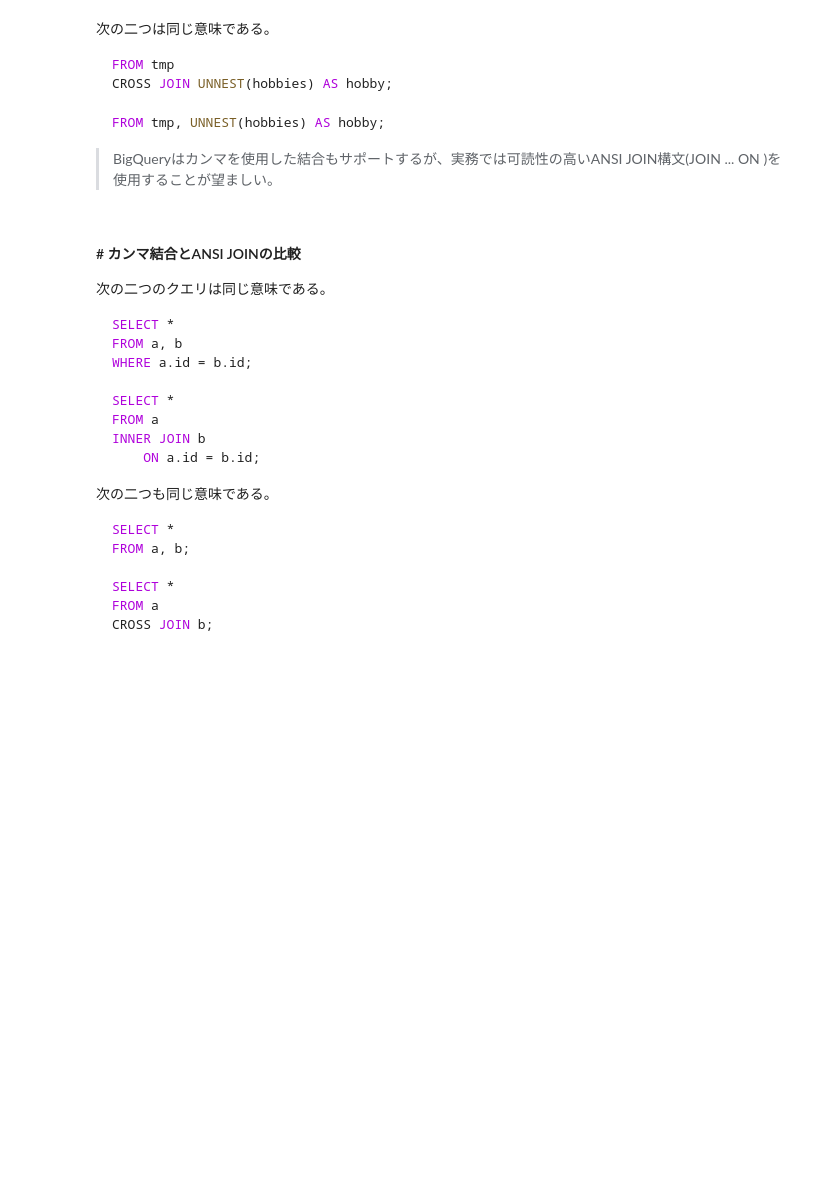
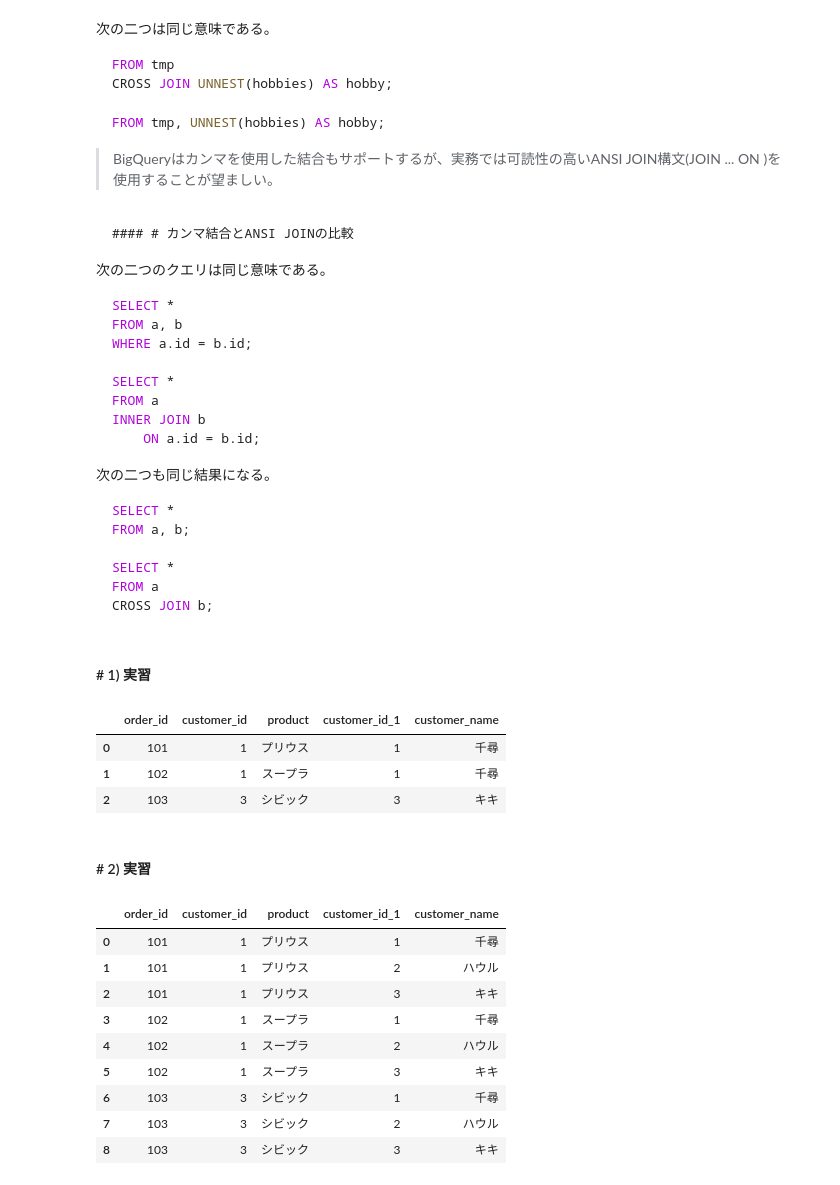
Before and after one commit to KaiLynn99/python_alone, a Jupyter notebook: 2026 7月/8.4/9) ARRAY列のデータ型.ipynb, the cells around one changed output. Saved outputs shown, nothing was run; the diff lists cells and outputs as text; code cells hidden in the pictures; blank space fills up the shorter version.

````diff
--- a/2026 7月/8.4/9) ARRAY列のデータ型.ipynb
+++ b/2026 7月/8.4/9) ARRAY列のデータ型.ipynb
@@ -125,7 +128,7 @@ FROM tmp, UNNEST(hobbies) AS hobby;
 
 > BigQueryはカンマを使用した結合もサポートするが、実務では可読性の高いANSI JOIN構文(JOIN ... ON )を使用することが望ましい。
 # %% [markdown]
-#### # カンマ結合とANSI JOINの比較
+    #### # カンマ結合とANSI JOINの比較
 
 次の二つのクエリは同じ意味である。
 
@@ -140,7 +143,7 @@ INNER JOIN b
     ON a.id = b.id;
 ```
 
-次の二つも同じ意味である。
+次の二つも同じ結果になる。
 
 ```sql
 SELECT *
@@ -150,3 +153,62 @@ SELECT *
 FROM a
 CROSS JOIN b;
 ```
+# %% [markdown]
+#### # 1) 実習
+# %%
+%%bigquery
+
+WITH customer AS (
+    SELECT 1 AS customer_id, '千尋' AS customer_name UNION ALL
+    SELECT 2, 'ハウル' UNION ALL
+    SELECT 3, 'キキ'
+),
+orders AS (
+    SELECT 101 AS order_id, 1 AS customer_id, 'プリウス' AS product UNION ALL
+    SELECT 102, 1, 'スープラ' UNION ALL
+    SELECT 103, 3, 'シビック'
+)
+
+-- INNER JOIN
+select *
+FROM orders o, customer c
+where o.customer_id = c.customer_id;
+
+-- CROSS JOIN
+-- select *
+-- FROM orders o, customer c;
+# %% [output]
+|  | order_id | customer_id | product | customer_id_1 | customer_name |
+| 0 | 101 | 1 | プリウス | 1 | 千尋 |
+| 1 | 102 | 1 | スープラ | 1 | 千尋 |
+| 2 | 103 | 3 | シビック | 3 | キキ |
+# %% [markdown]
+#### # 2) 実習
+# %%
+%%bigquery
+
+WITH customer AS (
+    SELECT 1 AS customer_id, '千尋' AS customer_name UNION ALL
+    SELECT 2, 'ハウル' UNION ALL
+    SELECT 3, 'キキ'
+),
+orders AS (
+    SELECT 101 AS order_id, 1 AS customer_id, 'プリウス' AS product UNION ALL
+    SELECT 102, 1, 'スープラ' UNION ALL
+    SELECT 103, 3, 'シビック'
+)
+
+-- CROSS JOIN
+select *
+FROM orders o, customer c;
+# %% [output]
+|  | order_id | customer_id | product | customer_id_1 | customer_name |
+| 0 | 101 | 1 | プリウス | 1 | 千尋 |
+| 1 | 101 | 1 | プリウス | 2 | ハウル |
+| 2 | 101 | 1 | プリウス | 3 | キキ |
+| 3 | 102 | 1 | スープラ | 1 | 千尋 |
+| 4 | 102 | 1 | スープラ | 2 | ハウル |
+| 5 | 102 | 1 | スープラ | 3 | キキ |
+| 6 | 103 | 3 | シビック | 1 | 千尋 |
+| 7 | 103 | 3 | シビック | 2 | ハウル |
+| 8 | 103 | 3 | シビック | 3 | キキ |
````
Also changed, not shown: parts of 18 cells of this notebook, 2 other files.
